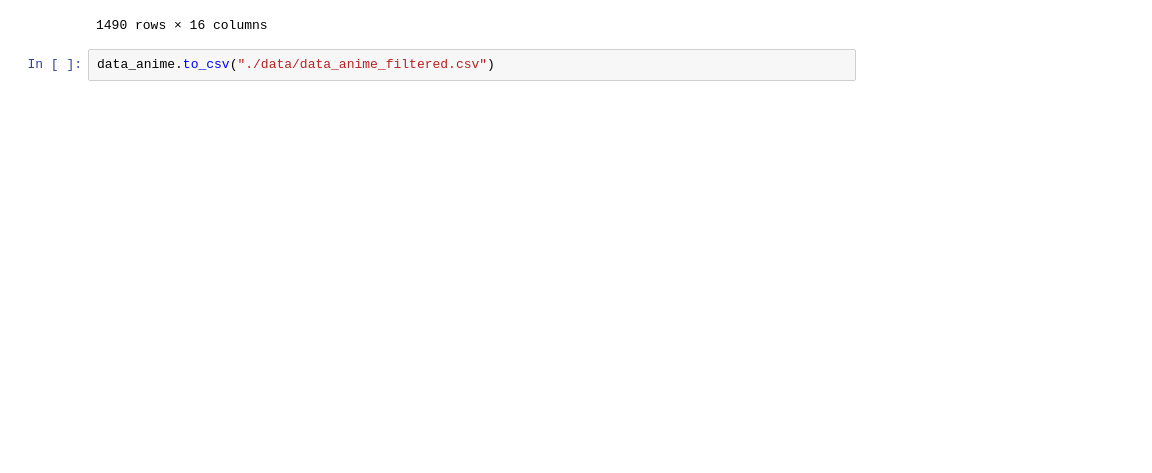
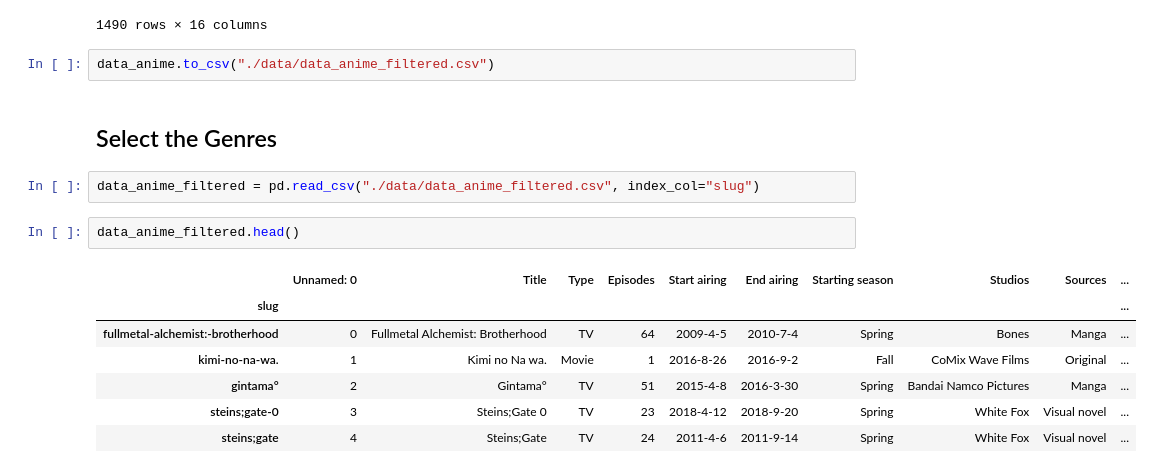
Before and after one commit to AutomnePAN/INF552-anime-visualisation, a Jupyter notebook: data_cook.ipynb, the cells around one changed output. Cells and saved outputs as stored; diff of their text form; blank space fills up the shorter version.

```diff
--- a/data_cook.ipynb
+++ b/data_cook.ipynb
@@ -436,3 +436,17 @@ data_anime
 1490 rows × 16 columns
 # %%
 data_anime.to_csv("./data/data_anime_filtered.csv")
+# %% [markdown]
+## Select the Genres
+# %%
+data_anime_filtered = pd.read_csv("./data/data_anime_filtered.csv", index_col="slug")
+# %%
+data_anime_filtered.head()
+# %% [output]
+|  | Unnamed: 0 | Title | Type | Episodes | Start airing | End airing | Starting season | Studios | Sources | ... |
+| slug |  |  |  |  |  |  |  |  |  | ... |
+| fullmetal-alchemist:-brotherhood | 0 | Fullmetal Alchemist: Brotherhood | TV | 64 | 2009-4-5 | 2010-7-4 | Spring | Bones | Manga | ... |
+| kimi-no-na-wa. | 1 | Kimi no Na wa. | Movie | 1 | 2016-8-26 | 2016-9-2 | Fall | CoMix Wave Films | Original | ... |
+| gintama° | 2 | Gintama° | TV | 51 | 2015-4-8 | 2016-3-30 | Spring | Bandai Namco Pictures | Manga | ... |
+| steins;gate-0 | 3 | Steins;Gate 0 | TV | 23 | 2018-4-12 | 2018-9-20 | Spring | White Fox | Visual novel | ... |
+| steins;gate | 4 | Steins;Gate | TV | 24 | 2011-4-6 | 2011-9-14 | Spring | White Fox | Visual novel | ... |
```
Also changed, not shown: parts of 14 cells of this notebook, 9 other files.
